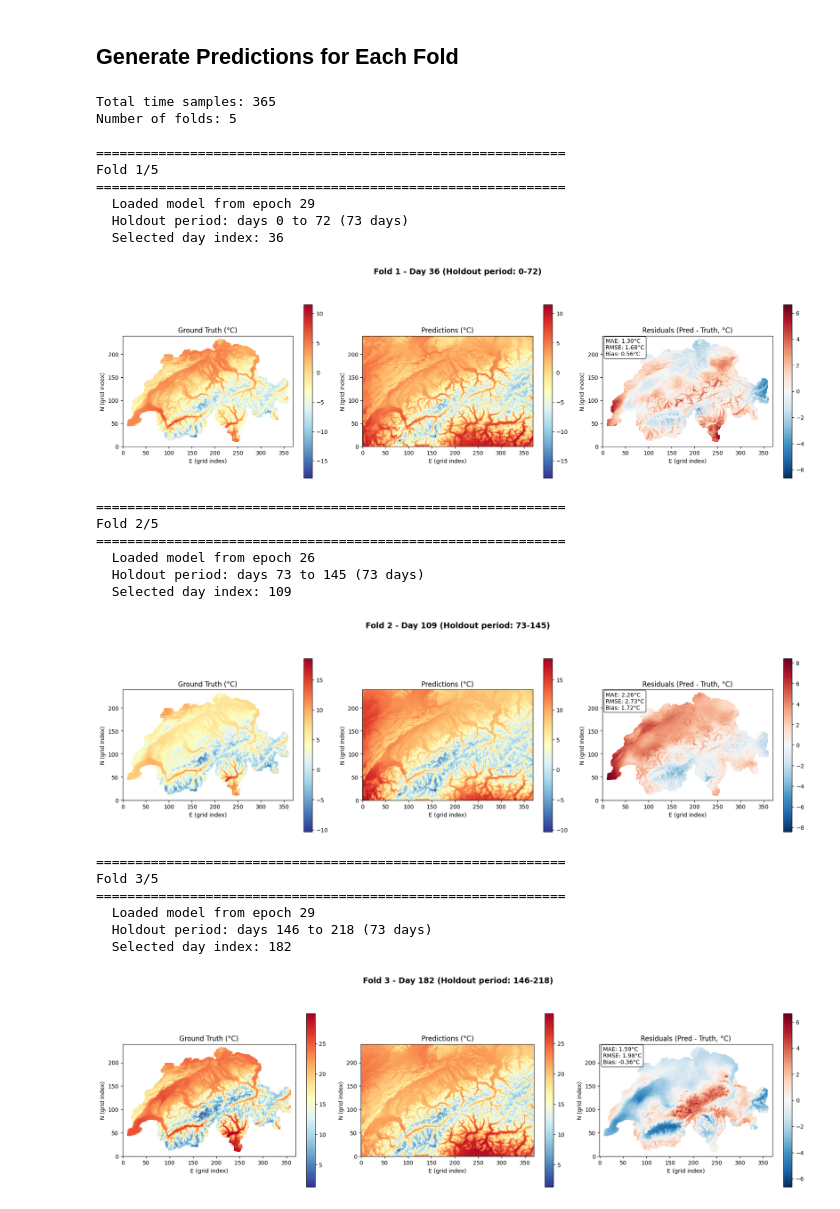
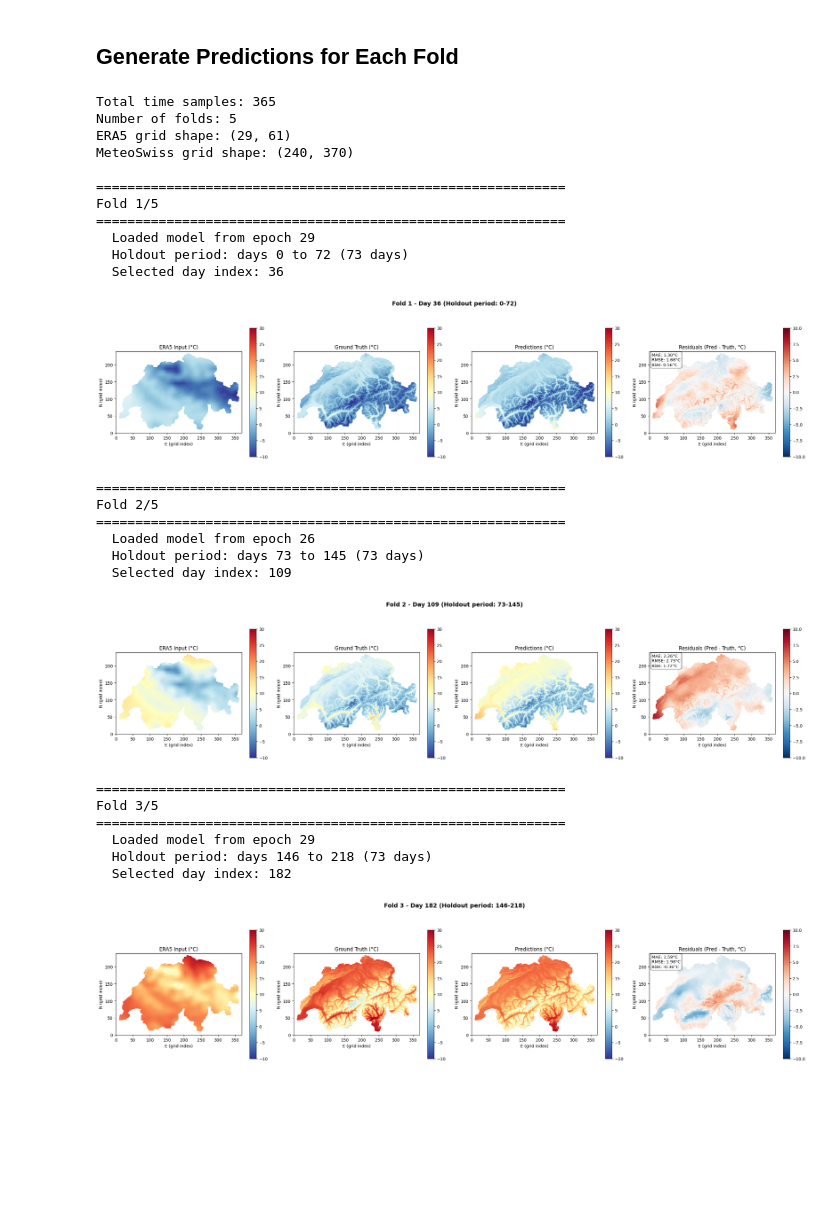
Before and after one commit to adrienpaolini/convNPClimate, a Jupyter notebook: predictions.ipynb, the cells around one changed output. Drawn from its saved outputs; the diff is of its cells as text; code cells hidden in the pictures; blank space fills up the shorter version.

Commit message:
Improved several visualization aspects: added ERA5-Local input for comparison, fixed the temperature ranges for easier comparison, excluded the non-swiss territory from the predictions plot.

```diff
--- a/predictions.ipynb
+++ b/predictions.ipynb
@@ -349,9 +377,12 @@ def plot_prediction_comparison(
 # %%
 n_samples = era5_data.shape[0]
 grid_shape = (grid_N, grid_E)
+era5_shape = (era5_data.shape[2], era5_data.shape[3])  # (lat, lon)
 
 print(f"Total time samples: {n_samples}")
 print(f"Number of folds: {params.N_FOLDS}")
+print(f"ERA5 grid shape: {era5_shape}")
+print(f"MeteoSwiss grid shape: {grid_shape}")
 print()
 
 for fold in range(params.N_FOLDS):
@@ -379,48 +410,55 @@ for fold in range(params.N_FOLDS):
     # Generate predictions
     predictions = predict_single_day(model, era5_data, day_idx, dists, elev, device)
     predictions_np = predictions.cpu().numpy()
 
     # Get ground truth
     truth = target_y_tensor[day_idx].cpu().numpy()
 
+    # Get ERA5 input temperature for this day (channel 0 is normalized temperature)
+    era5_temp = era5_data[day_idx, 0].cpu().numpy()
+
     # Plot comparison
     title = f"Fold {fold + 1} - Day {day_idx} (Holdout period: {holdout_start}-{holdout_end-1})"
     fig = plot_prediction_comparison(
         truth=truth,
         predictions=predictions_np,
+        era5_input=era5_temp,
         grid_shape=grid_shape,
+        era5_shape=era5_shape,
         metadata=metadata,
         title=title,
         denormalize=True
     )
     plt.show()
 
     print()
 # %% [output]
 Total time samples: 365
 Number of folds: 5
+ERA5 grid shape: (29, 61)
+MeteoSwiss grid shape: (240, 370)
 
 ============================================================
 Fold 1/5
 ============================================================
   Loaded model from epoch 29
   Holdout period: days 0 to 72 (73 days)
   Selected day index: 36
-[figure, old version]
+[figure, new version]
 ============================================================
 Fold 2/5
 ============================================================
   Loaded model from epoch 26
   Holdout period: days 73 to 145 (73 days)
   Selected day index: 109
-[figure, old version]
+[figure, new version]
 ============================================================
 Fold 3/5
 ============================================================
   Loaded model from epoch 29
   Holdout period: days 146 to 218 (73 days)
   Selected day index: 182
-[figure, old version]
+[figure, new version]
 ============================================================
 Fold 4/5
 ============================================================
```
Also changed, not shown: parts of 3 cells of this notebook.
